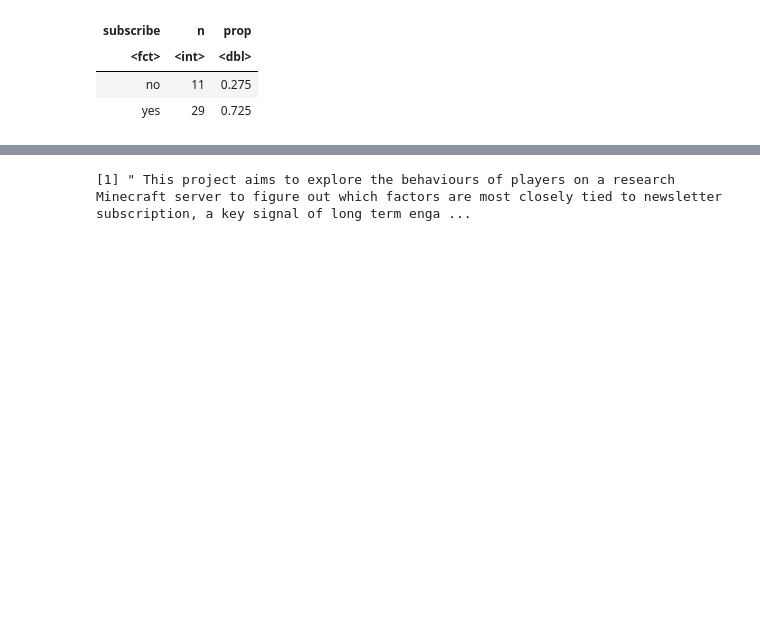
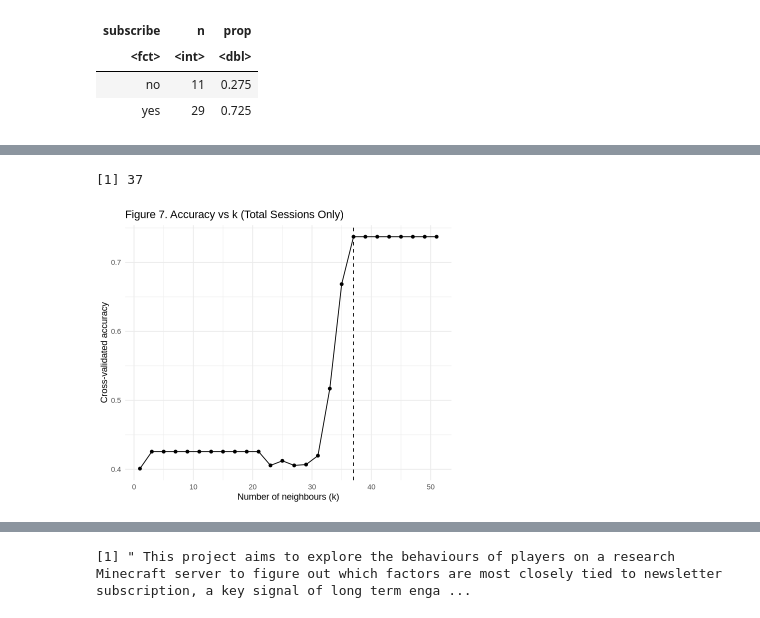
Before and after one commit to daniel-zouli/Dsci-100-Final-Project-Report, a Jupyter notebook: Dsci 100 Final Project Report.ipynb, the cells around one changed output, grey strips where cells are left out. Saved outputs shown, nothing was run; the diff lists cells and outputs as text; code cells hidden in the pictures; blank space fills up the shorter version.

```diff
--- a/Dsci 100 Final Project Report.ipynb
+++ b/Dsci 100 Final Project Report.ipynb
@@ -304,0 +379,42 @@ k_grid <- tibble(neighbors = seq(1, 51, by = 2))
+# %%
+rec_sessions <- recipe(subscribe ~ total_sessions, data = players_train) |>
+  step_normalize(all_predictors())
+
+set.seed(1234)
+res_sessions <- workflow() |>
+  add_model(knn_spec) |>
+  add_recipe(rec_sessions) |>
+  tune_grid(
+    resamples = players_folds,
+    grid      = k_grid
+  ) |>
+  collect_metrics()
+
+sessions_acc <- res_sessions |>
+  filter(.metric == "accuracy")
+
+best_k_sessions <- sessions_acc |>
+  arrange(desc(mean)) |>
+  slice(1) |>
+  pull(neighbors)
+
+best_k_sessions
+# %% [output]
+[1] 37
+# %%
+options(repr.plot.width = 6, repr.plot.height = 5)
+
+plot_sessions <- ggplot(sessions_acc, aes(x = neighbors, y = mean)) +
+  geom_point() +
+  geom_line() +
+  geom_vline(xintercept = best_k_sessions, linetype = "dashed") +
+  labs(
+    title = "Figure 7. Accuracy vs k (Total Sessions Only)",
+    x = "Number of neighbours (k)",
+    y = "Cross-validated accuracy"
+  ) +
+  theme_minimal()
+
+plot_sessions
+# %% [output]
+[figure, added]
```
Also changed, not shown: parts of 5 cells of this notebook.
